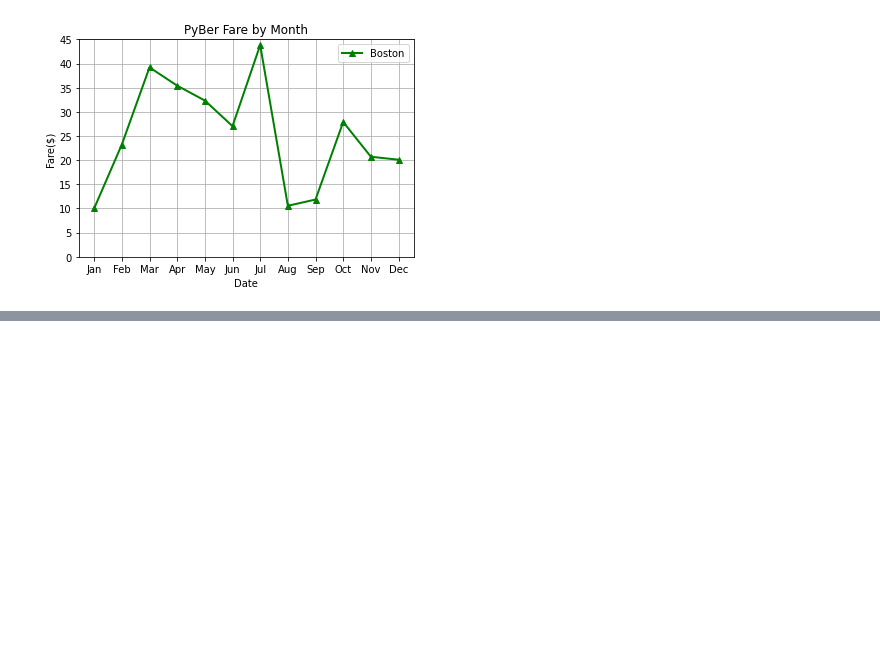
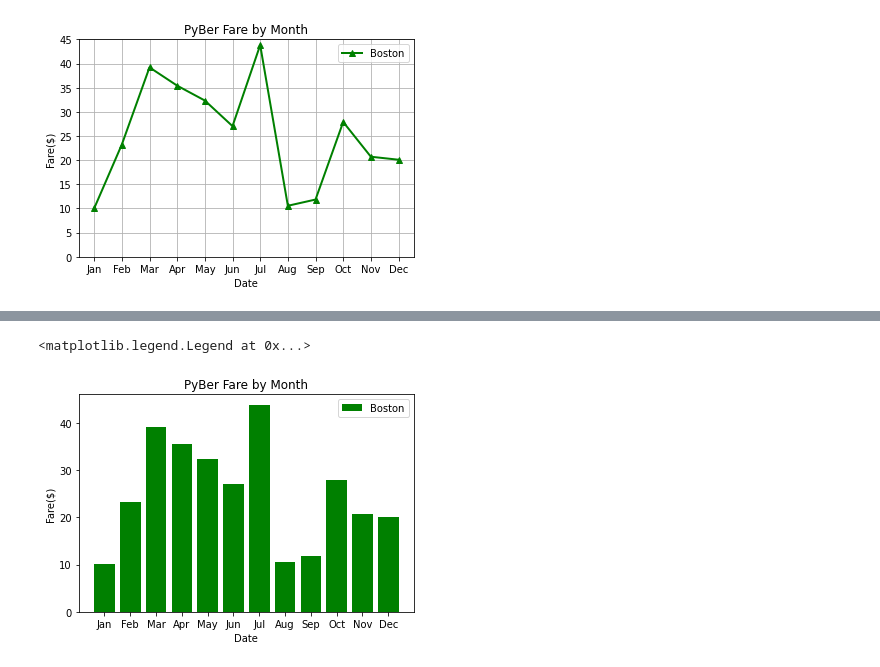
Before and after one commit to jmratcliff/PyBer_Analysis, a Jupyter notebook: matplotlib_practice.ipynb, the cells around one changed output, grey strips where cells are left out. Saved outputs shown, nothing was run; the diff lists cells and outputs as text; code cells hidden in the pictures; blank space fills up the shorter version.

```diff
--- a/matplotlib_practice.ipynb
+++ b/matplotlib_practice.ipynb
@@ -94,0 +101,13 @@ plt.legend()
+# %%
+# Create the bar plot
+plt.bar(x_axis, y_axis, color="green", label="Boston")
+# Create axes labels
+plt.xlabel("Date")
+plt.ylabel("Fare($)")
+# Title
+plt.title("PyBer Fare by Month")
+# Legen
+plt.legend()
+# %% [output]
+<matplotlib.legend.Legend at 0x...>
+[figure, added]
```
Also changed, not shown: parts of 16 cells of this notebook.
